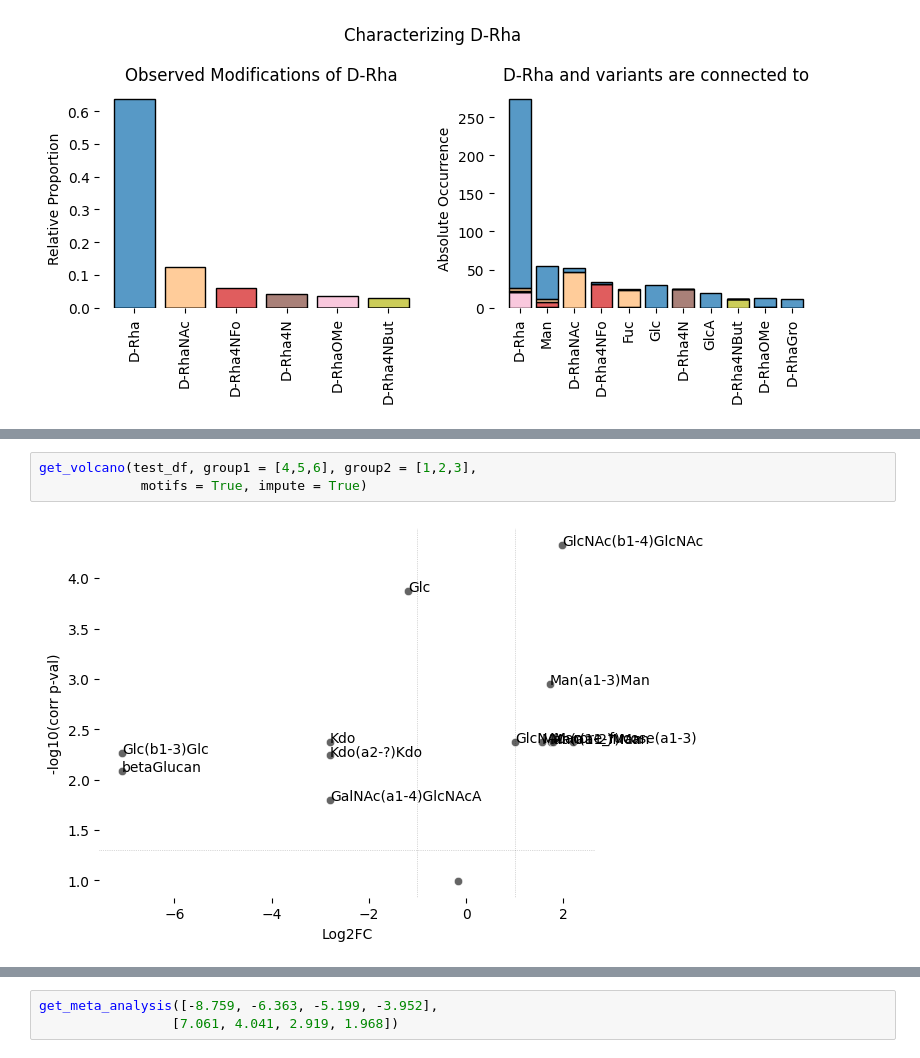
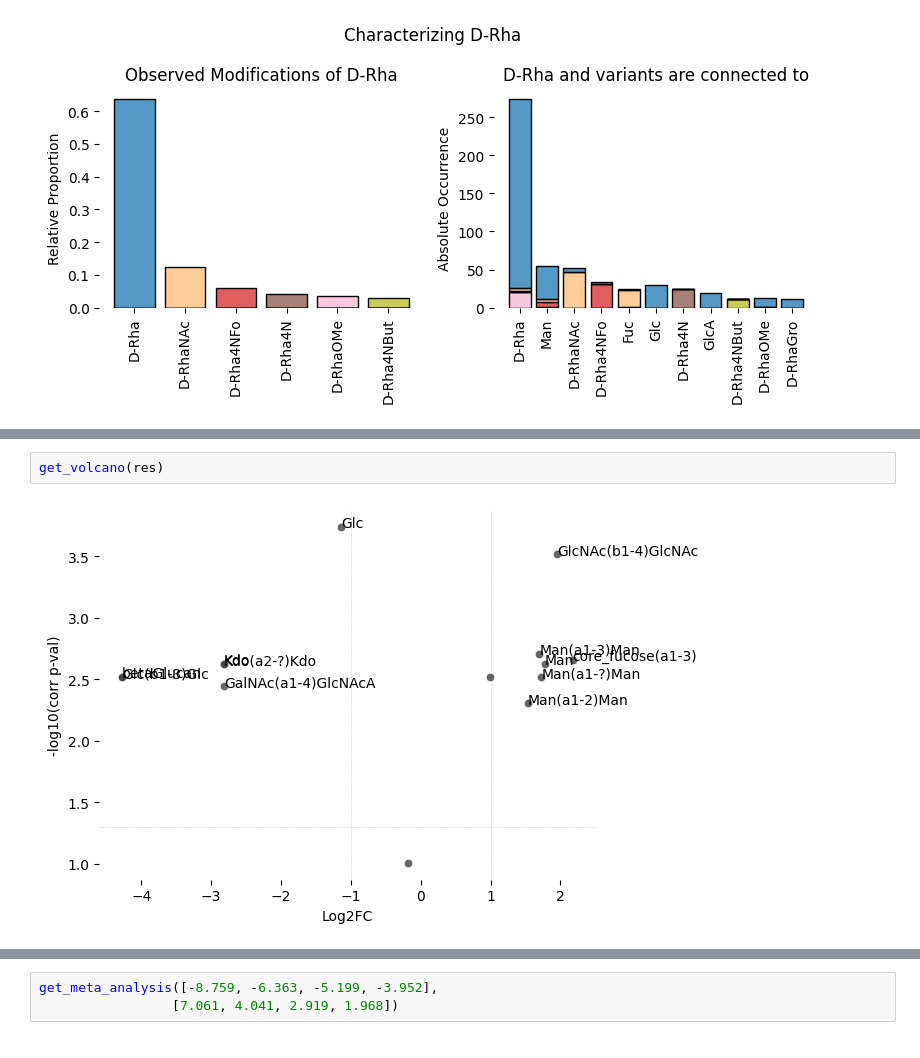
Before and after one commit to BojarLab/glycowork, a Jupyter notebook: _proc/03_motif.ipynb, the cells around one changed output, grey strips where cells are left out. Cells and saved outputs as stored; diff of their text form.

```diff
--- a/_proc/03_motif.ipynb
+++ b/_proc/03_motif.ipynb
@@ -369,8 +368,7 @@ Plots glycan differential expression results in a volcano plot
 | Returns:
 | :-
 | Prints volcano plot
-# %%
-get_volcano(test_df, group1 = [4,5,6], group2 = [1,2,3],
-             motifs = True, impute = True)
-# %% [output]
-[figure, removed]
+# %%
+get_volcano(res)
+# %% [output]
+[figure, added]
```
Also changed, not shown: parts of 21 cells of this notebook, 19 other files.
